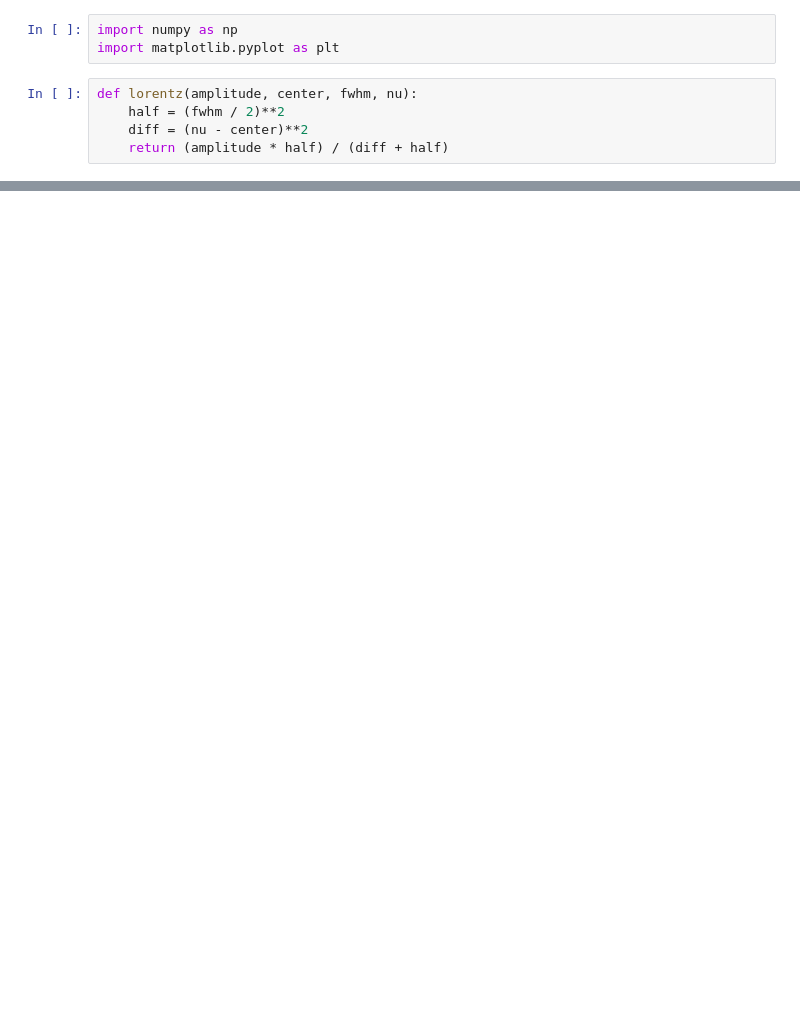
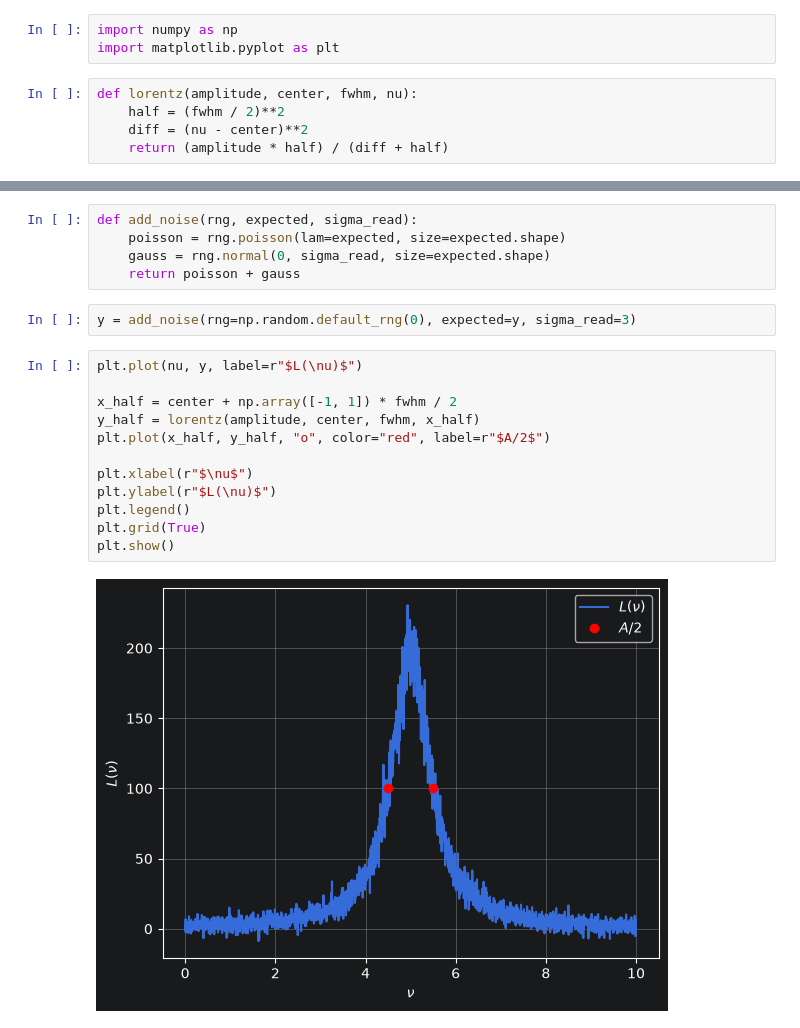
Before and after one commit to C0MaE/raman-detection-limits, a Jupyter notebook: notebooks/plot_lorentz.ipynb, the cells around one changed output, grey strips where cells are left out. Drawn from its saved outputs; the diff is of its cells as text; blank space fills up the shorter version.

```diff
--- a/notebooks/plot_lorentz.ipynb
+++ b/notebooks/plot_lorentz.ipynb
@@ -27,0 +28,21 @@ plt.show()
+# %%
+def add_noise(rng, expected, sigma_read):
+    poisson = rng.poisson(lam=expected, size=expected.shape)
+    gauss = rng.normal(0, sigma_read, size=expected.shape)
+    return poisson + gauss
+# %%
+y = add_noise(rng=np.random.default_rng(0), expected=y, sigma_read=3)
+# %%
+plt.plot(nu, y, label=r"$L(\nu)$")
+
+x_half = center + np.array([-1, 1]) * fwhm / 2
+y_half = lorentz(amplitude, center, fwhm, x_half)
+plt.plot(x_half, y_half, "o", color="red", label=r"$A/2$")
+
+plt.xlabel(r"$\nu$")
+plt.ylabel(r"$L(\nu)$")
+plt.legend()
+plt.grid(True)
+plt.show()
+# %% [output]
+[figure, added]
```
Also changed, not shown: parts of 3 cells of this notebook, 5 other files.
